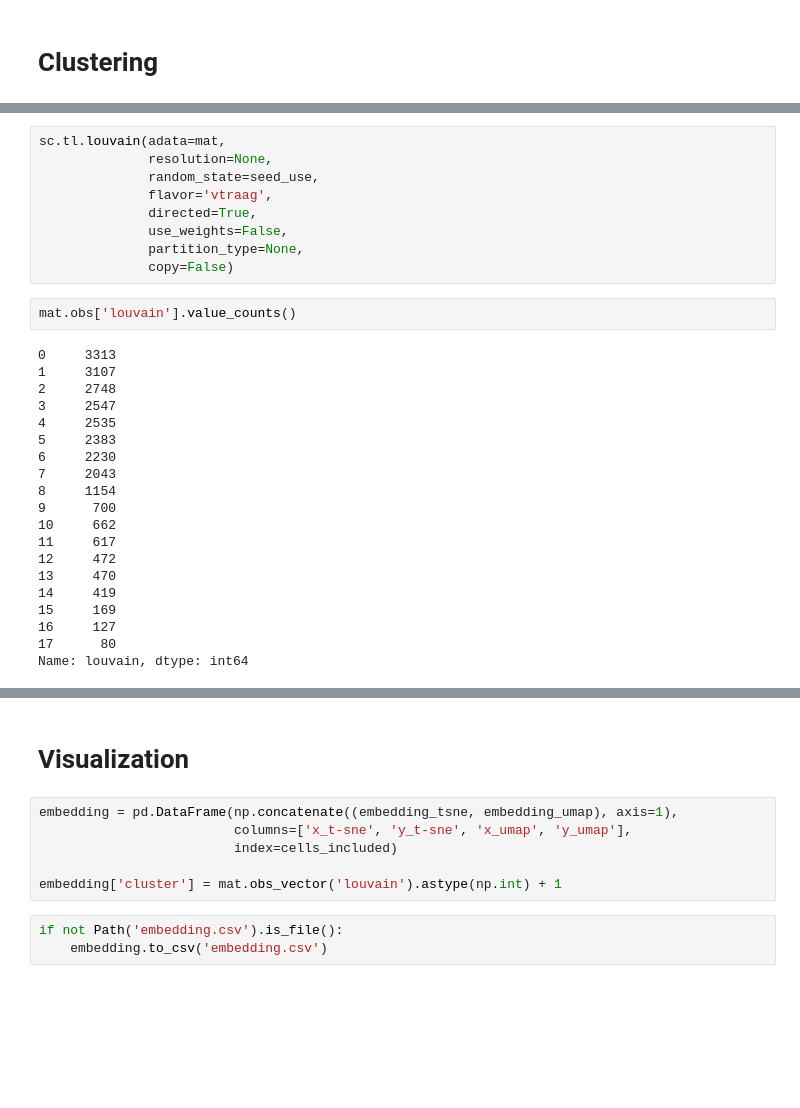
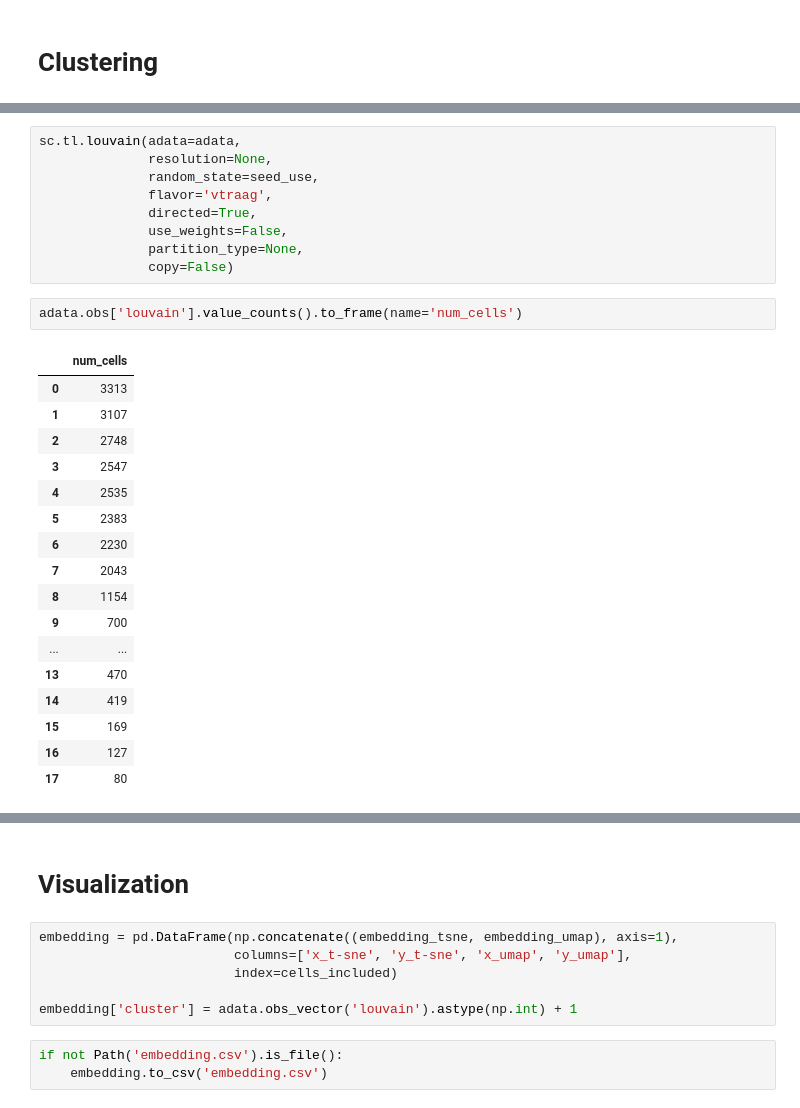
Before and after one commit to jlduan/Reprogram-Seq, a Jupyter notebook: notebooks/jupyter_notebooks/clustering.ipynb, the cells around one changed output, grey strips where cells are left out. Drawn from its saved outputs; the diff is of its cells as text; blank space fills up the shorter version.

```diff
--- a/notebooks/jupyter_notebooks/clustering.ipynb
+++ b/notebooks/jupyter_notebooks/clustering.ipynb
@@ -351,7 +353,7 @@ def fuzzy_simplicial_set(
 
   warnings.warn(errors.NumbaDeprecationWarning(msg, self.func_ir.loc))
 # %%
-sc.tl.louvain(adata=mat,
+sc.tl.louvain(adata=adata,
               resolution=None,
               random_state=seed_use,
               flavor='vtraag',
@@ -360,27 +362,25 @@ sc.tl.louvain(adata=mat,
               partition_type=None,
               copy=False)
 # %%
-mat.obs['louvain'].value_counts()
+adata.obs['louvain'].value_counts().to_frame(name='num_cells')
 # %% [output]
-0     3313
-1     3107
-2     2748
-3     2547
-4     2535
-5     2383
-6     2230
-7     2043
-8     1154
-9      700
-10     662
-11     617
-12     472
-13     470
-14     419
-15     169
-16     127
-17      80
-Name: louvain, dtype: int64
+|  | num_cells |
+| 0 | 3313 |
+| 1 | 3107 |
+| 2 | 2748 |
+| 3 | 2547 |
+| 4 | 2535 |
+| 5 | 2383 |
+| 6 | 2230 |
+| 7 | 2043 |
+| 8 | 1154 |
+| 9 | 700 |
+| ... | ... |
+| 13 | 470 |
+| 14 | 419 |
+| 15 | 169 |
+| 16 | 127 |
+| 17 | 80 |
 # %% [markdown]
 <a id='visualization'></a>
 # %% [markdown]
@@ -390,7 +390,7 @@ embedding = pd.DataFrame(np.concatenate((embedding_tsne, embedding_umap), axis=1
                          columns=['x_t-sne', 'y_t-sne', 'x_umap', 'y_umap'],
                          index=cells_included)
 
-embedding['cluster'] = mat.obs_vector('louvain').astype(np.int) + 1
+embedding['cluster'] = adata.obs_vector('louvain').astype(np.int) + 1
 # %%
 if not Path('embedding.csv').is_file():
     embedding.to_csv('embedding.csv')
```
Also changed, not shown: parts of 9 cells of this notebook.
